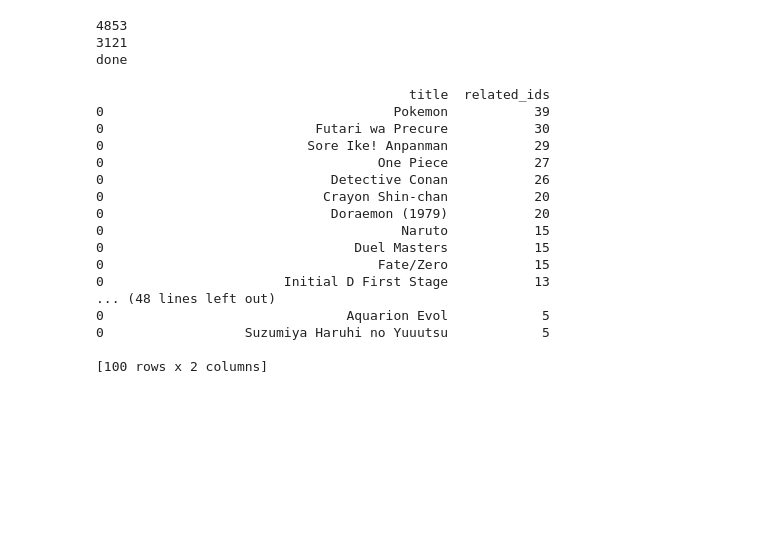
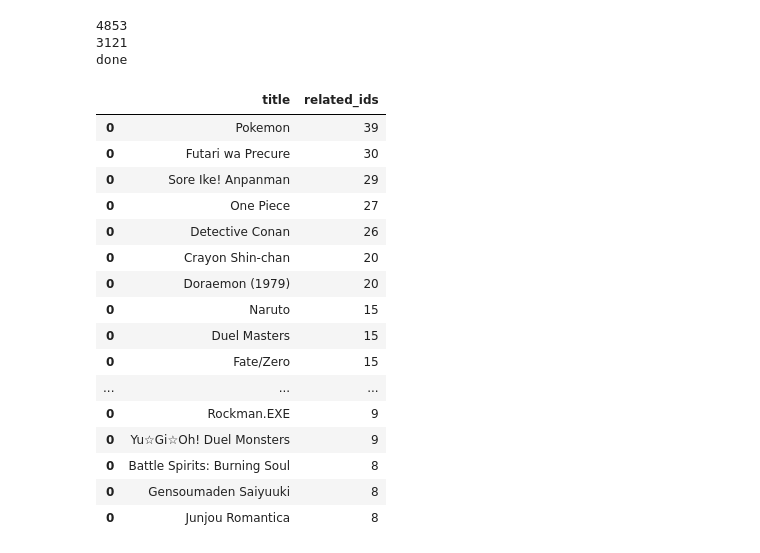
Before and after one commit to FourSwordKirby/MALDataScience, a Jupyter notebook: sequel_dists.ipynb, the cells around one changed output. Drawn from its saved outputs; the diff is of its cells as text; code cells hidden in the pictures; blank space fills up the shorter version.

```diff
--- a/sequel_dists.ipynb
+++ b/sequel_dists.ipynb
@@ -238,26 +243,26 @@ done
 # %%
 combine_df = pd.DataFrame(empty_df,columns=['title', 'related_ids'])
 
 combine_df["related_ids"] = combine_df["related_ids"].apply(lambda x: len(x))
-print combine_df.sort_values('related_ids', ascending =False).head(100)
+combine_df.sort_values('related_ids', ascending =False).head(30)
 # %% [output]
-                                        title  related_ids
-0                                     Pokemon           39
-0                           Futari wa Precure           30
-0                          Sore Ike! Anpanman           29
-0                                   One Piece           27
-0                             Detective Conan           26
-0                            Crayon Shin-chan           20
-0                             Doraemon (1979)           20
-0                                      Naruto           15
-0                                Duel Masters           15
-0                                   Fate/Zero           15
-0                       Initial D First Stage           13
-... (48 lines left out)
-0                               Aquarion Evol            5
-0                  Suzumiya Haruhi no Yuuutsu            5
-
-[100 rows x 2 columns]
+|  | title | related_ids |
+| 0 | Pokemon | 39 |
+| 0 | Futari wa Precure | 30 |
+| 0 | Sore Ike! Anpanman | 29 |
+| 0 | One Piece | 27 |
+| 0 | Detective Conan | 26 |
+| 0 | Crayon Shin-chan | 20 |
+| 0 | Doraemon (1979) | 20 |
+| 0 | Naruto | 15 |
+| 0 | Duel Masters | 15 |
+| 0 | Fate/Zero | 15 |
+| ... | ... | ... |
+| 0 | Rockman.EXE | 9 |
+| 0 | Yu☆Gi☆Oh! Duel Monsters | 9 |
+| 0 | Battle Spirits: Burning Soul | 8 |
+| 0 | Gensoumaden Saiyuuki | 8 |
+| 0 | Junjou Romantica | 8 |
 # %%
 combine_df = pd.DataFrame(empty_df,columns=['id', 'title', 'related_ids'])
 
```
Also changed, not shown: parts of 4 cells of this notebook, 4 other files.
